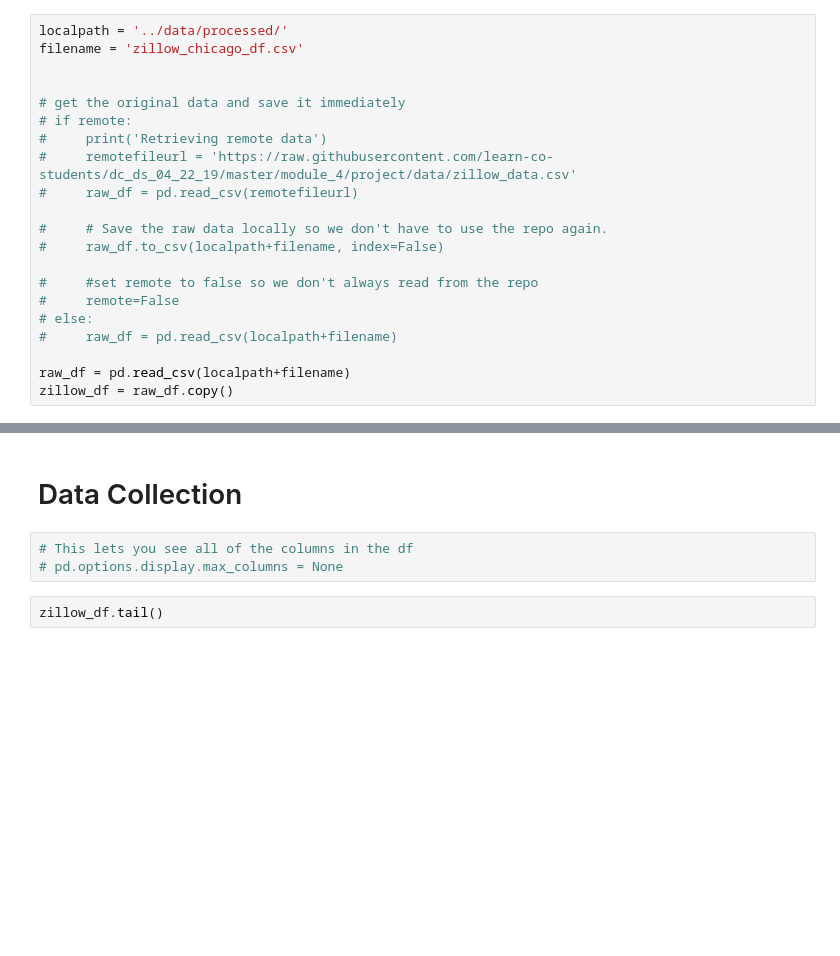
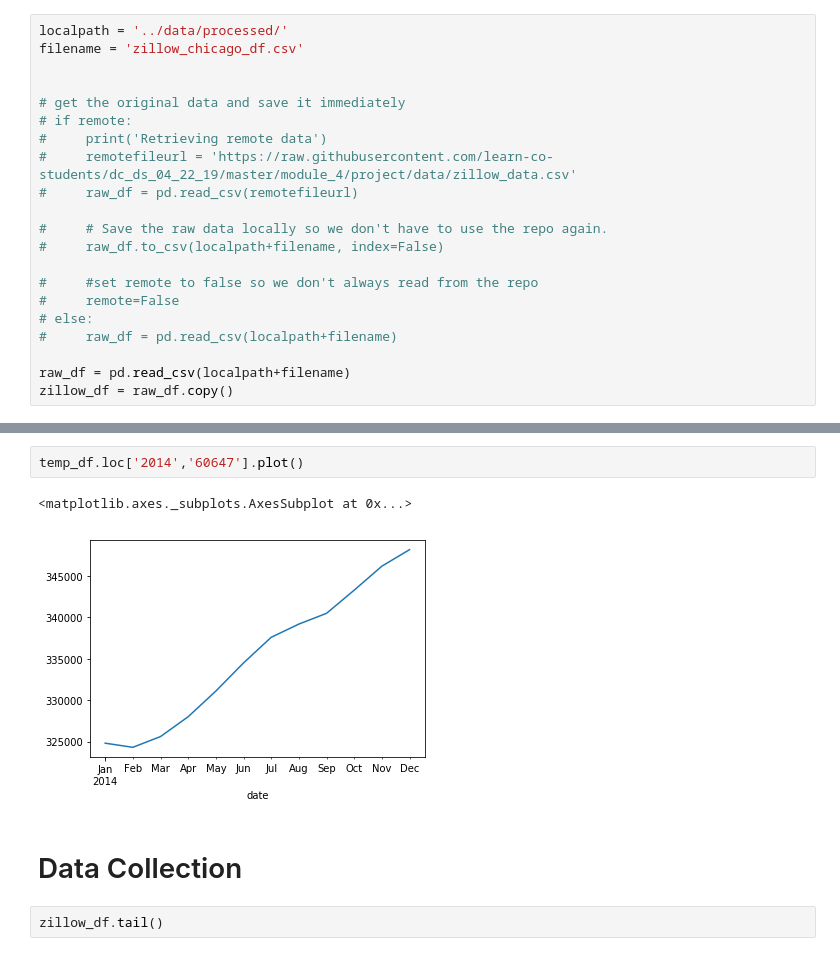
Before and after one commit to AdamBlomfield/mod_4_project, a Jupyter notebook: notebooks/rm_mod_4.ipynb, the cells around one changed output, grey strips where cells are left out. Saved outputs shown, nothing was run; the diff lists cells and outputs as text; blank space fills up the shorter version.

```diff
--- a/notebooks/rm_mod_4.ipynb
+++ b/notebooks/rm_mod_4.ipynb
@@ -60,8 +167,10 @@ zillow_df = raw_df.copy()
+# %%
+temp_df.loc['2014','60647'].plot()
+# %% [output]
+<matplotlib.axes._subplots.AxesSubplot at 0x...>
+[figure, added]
 # %% [markdown]
 # Data Collection
-# %%
-# This lets you see all of the columns in the df
-# pd.options.display.max_columns = None
 # %%
 zillow_df.tail()
 # %% [output]
```
Also changed, not shown: parts of 13 cells of this notebook, 2 other files.
